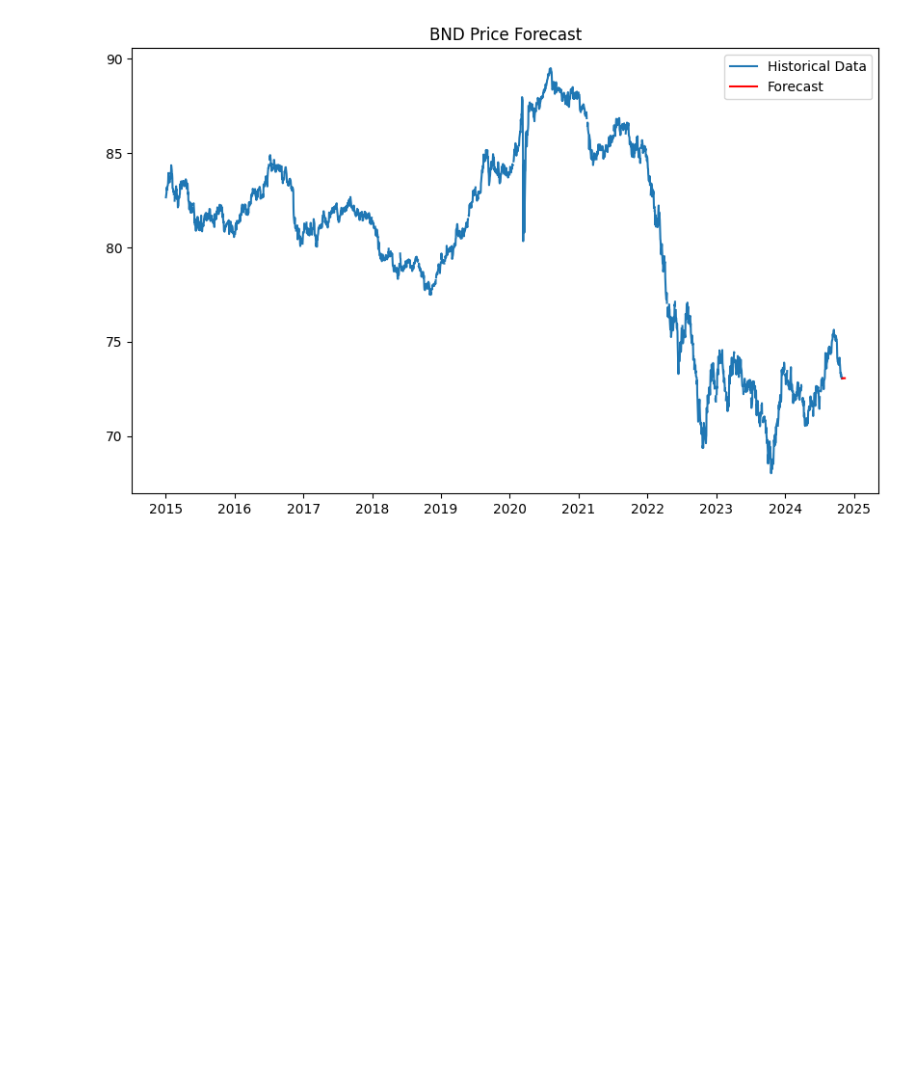
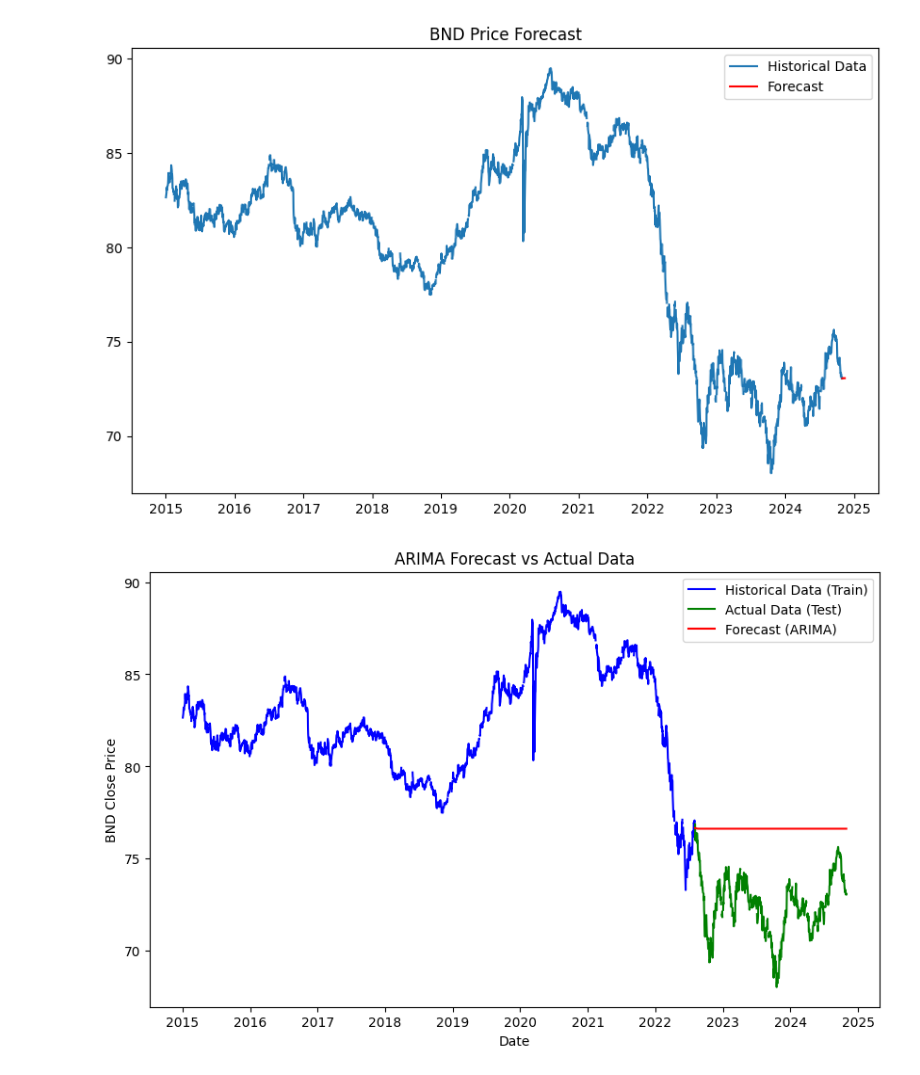
Before and after one commit to Wbam/Week-11, a Jupyter notebook: notebooks/TaForecast_Future_Market_Trends.ipynb, the cells around one changed output. Cells and saved outputs as stored; diff of their text form; code cells hidden in the pictures; blank space fills up the shorter version.

Commit message:
Evaluate Model Performance

```diff
--- a/notebooks/TaForecast_Future_Market_Trends.ipynb
+++ b/notebooks/TaForecast_Future_Market_Trends.ipynb
@@ -138,3 +138,39 @@ plt.legend()
 plt.show()
 # %% [output]
 [figure]
+# %%
+# Step 7: Evaluate Model Performance
+# Split the data into training and testing
+train_data = df['BND_Close'][:1979]
+test_data = df['BND_Close'][1979:]
+
+# Train the ARIMA model on the training data
+model = ARIMA(train_data, order=(1, 1, 1))
+model_fit = model.fit()
+
+# Forecast the next 495 steps (for the test set)
+forecast_steps = len(test_data)
+forecast_values = model_fit.forecast(steps=forecast_steps)
+
+# Create a figure to plot the results
+plt.figure(figsize=(10, 6))
+
+# Plot the historical (training) data
+plt.plot(train_data, label='Historical Data (Train)', color='blue')
+
+# Plot the actual test data (what you're trying to predict)
+plt.plot(test_data.index, test_data, label='Actual Data (Test)', color='green')
+
+# Plot the forecasted data (ARIMA predictions)
+plt.plot(test_data.index, forecast_values, label='Forecast (ARIMA)', color='red')
+
+plt.title('ARIMA Forecast vs Actual Data')
+plt.xlabel('Date')
+plt.ylabel('BND Close Price')
+plt.legend()
+plt.show()
+
+# Print out forecast values for further evaluation
+print("Forecasted values: ", forecast_values)
+# %% [output]
+[figure, added]
```
Also changed, not shown: parts of 1 cell of this notebook.
